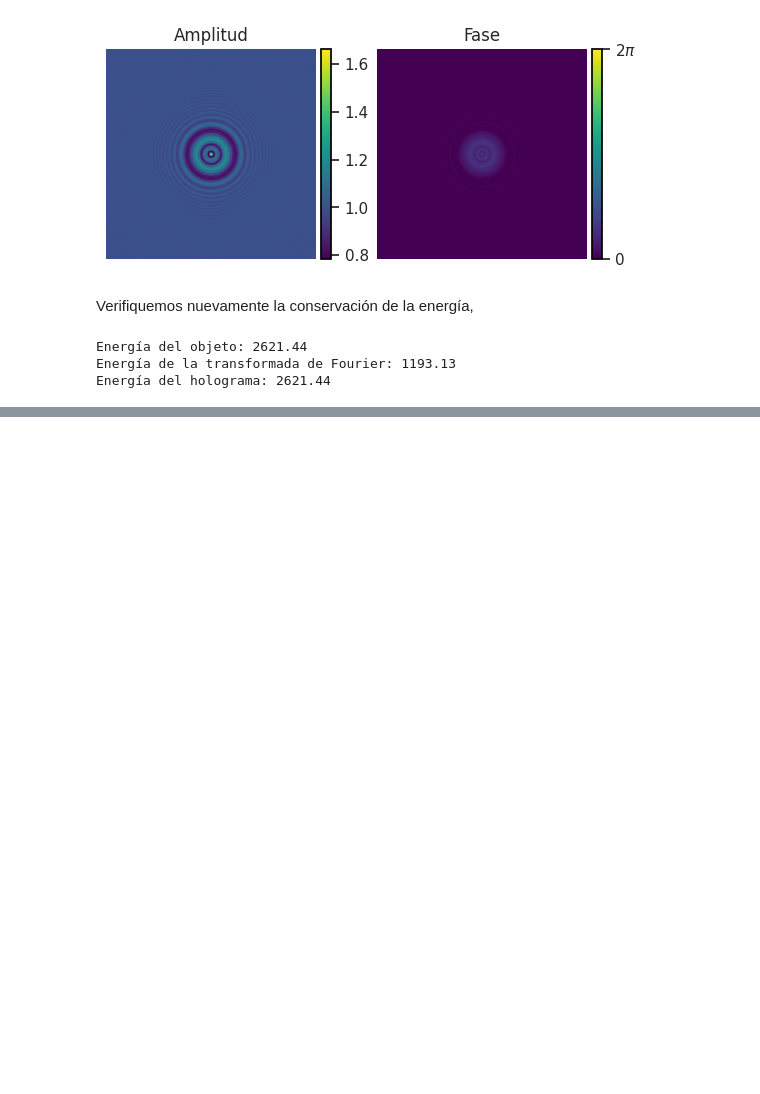
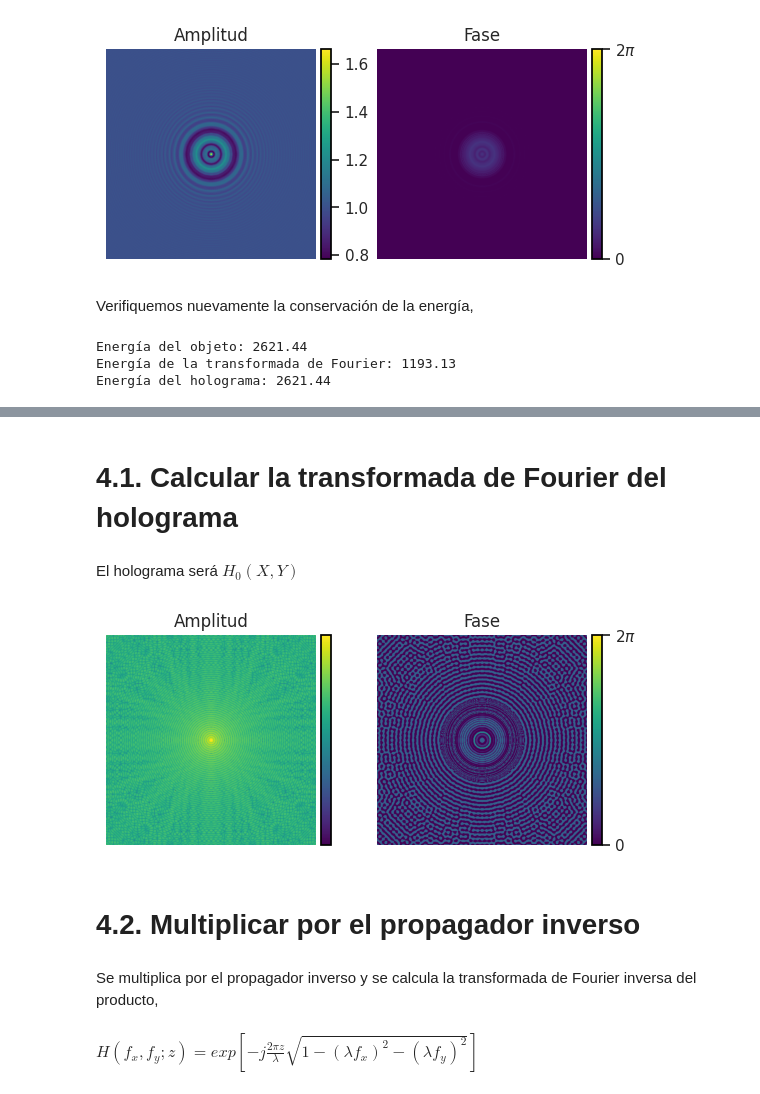
Before and after one commit to VelasquezE/FourierOptics_assignments, a Jupyter notebook: talleres/Proyecto/inline_hologram.ipynb, the cells around one changed output, grey strips where cells are left out. Cells and saved outputs as stored; diff of their text form; code cells hidden in the pictures; blank space fills up the shorter version.

```diff
--- a/talleres/Proyecto/inline_hologram.ipynb
+++ b/talleres/Proyecto/inline_hologram.ipynb
@@ -318,0 +344,18 @@ Energía del holograma: 2621.44
+# %% [markdown]
+# 4.1. Calcular la transformada de Fourier del holograma
+# %% [markdown]
+El holograma será $H_{0}(X, Y)$
+# %%
+fft_hologram = get_fourier_transform(h0, dx)
+# %%
+fig, ax1, ax2, amplitude, phase, amplitude_cb, phase_cb = plot_complex_visualization(fft_hologram, is_log_scale = True)
+amplitude_cb.set_ticks([])
+plt.savefig(f"{register_folder}/fft_hologram.svg", dpi = 400, bbox_inches = "tight")
+# %% [output]
+[figure, added]
+# %% [markdown]
+# 4.2. Multiplicar por el propagador inverso
+# %% [markdown]
+Se multiplica por el propagador inverso y se calcula la transformada de Fourier inversa del producto,
+# %% [markdown]
+$H(f_{x}, f_{y};z) = exp\left[-j\frac{2\pi z}{\lambda}\sqrt{1-(\lambda f_{x})^{2} - (\lambda f_{y})^{2}}\right]$
```
Also changed, not shown: parts of 9 cells of this notebook.
